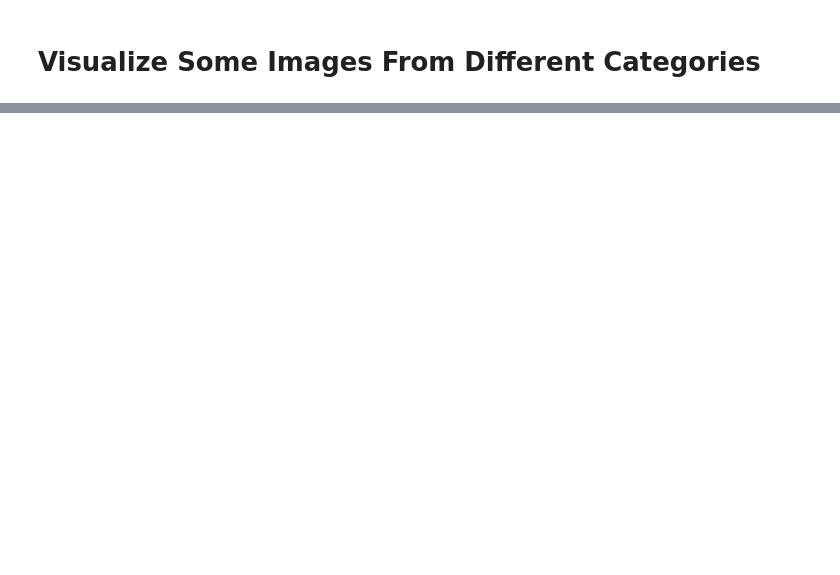
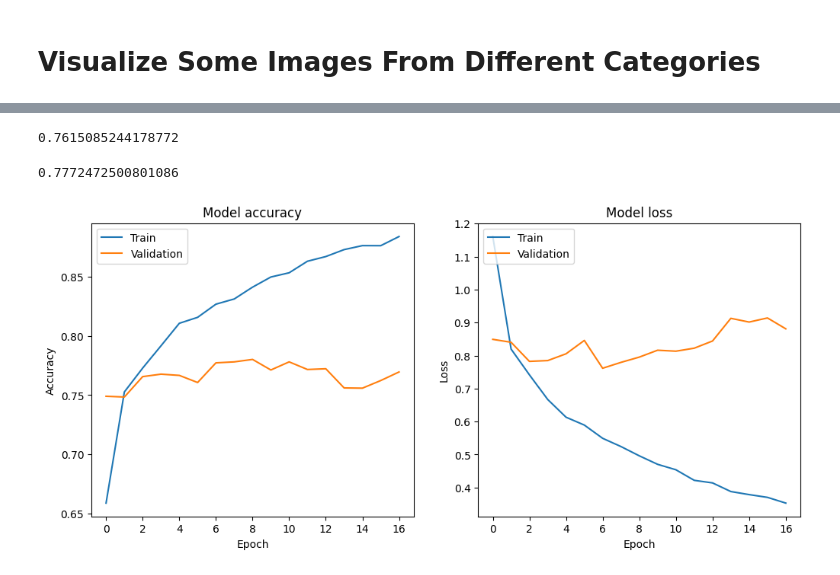
Before and after one commit to melodiw82/FoodClassification_DL, a Jupyter notebook: FoodClassification.ipynb, the cells around one changed output, grey strips where cells are left out. Cells and saved outputs as stored; diff of their text form; code cells hidden in the pictures; blank space fills up the shorter version.

```diff
--- a/FoodClassification.ipynb
+++ b/FoodClassification.ipynb
@@ -227,0 +414,19 @@ plt.show()
+# %%
+model_mn.compile(
+    optimizer='adam',
+    loss='categorical_crossentropy',
+    metrics=['accuracy']
+)
+# %%
+history_mn = model_mn.fit(
+    train_images,
+    validation_data=val_images,
+    epochs=100,
+    callbacks=[
+        EarlyStopping(
+            monitor='val_loss',
+            patience=10,
+            restore_best_weights=True
+        )
+    ]
+)
@@ -227,0 +455,30 @@ plt.show()
+# %%
+val_loss_mn
+# %% [output]
+0.7615085244178772
+# %%
+val_acc_mn
+# %% [output]
+0.7772472500801086
+# %%
+plt.figure(figsize=(12, 5))
+
+plt.subplot(1, 2, 1)
+plt.plot(history_mn.history['accuracy'])
+plt.plot(history_mn.history['val_accuracy'])
+plt.title('Model accuracy')
+plt.ylabel('Accuracy')
+plt.xlabel('Epoch')
+plt.legend(['Train', 'Validation'], loc='upper left')
+
+plt.subplot(1, 2, 2)
+plt.plot(history_mn.history['loss'])
+plt.plot(history_mn.history['val_loss'])
+plt.title('Model loss')
+plt.ylabel('Loss')
+plt.xlabel('Epoch')
+plt.legend(['Train', 'Validation'], loc='upper left')
+
+plt.show()
+# %% [output]
+[figure, added]
```
Also changed, not shown: parts of 31 cells of this notebook.
